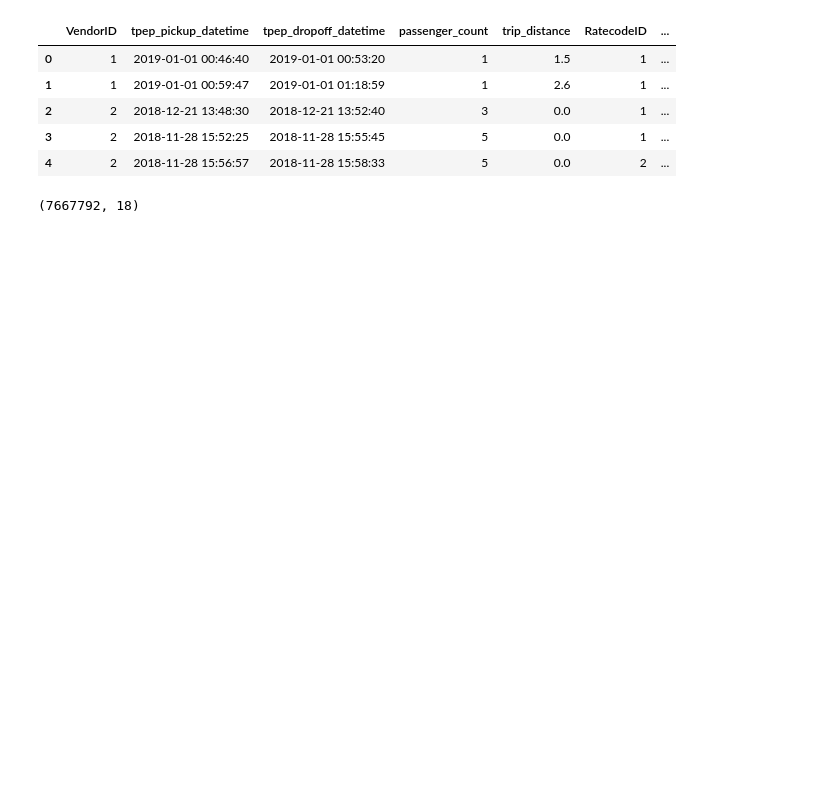
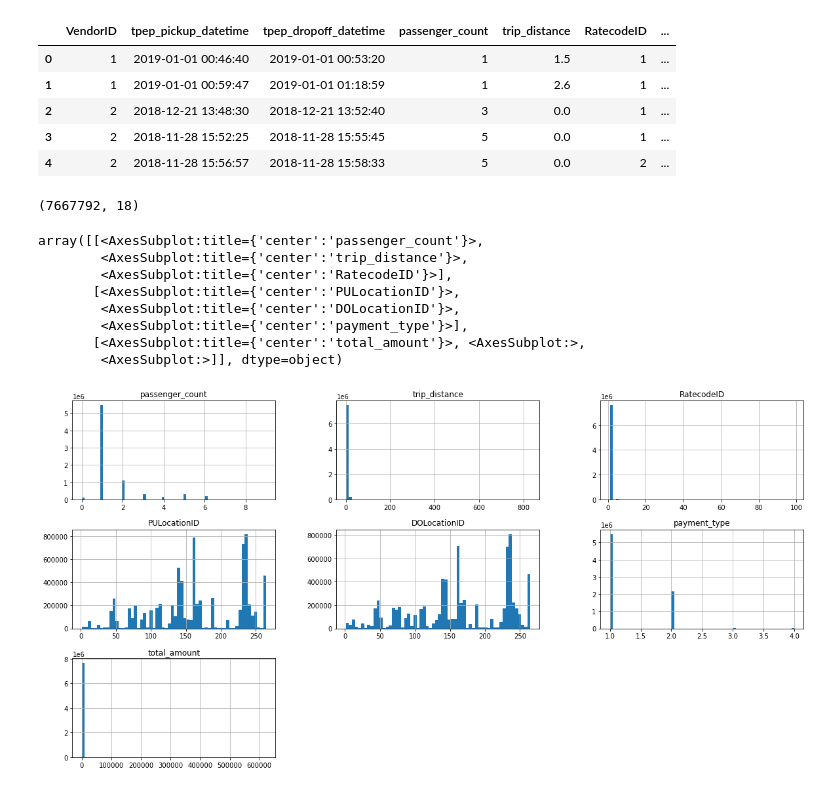
Before and after one commit to yutapon1982-max/New-York-Taxi-Analysis, a Jupyter notebook: Presentable notebook.ipynb, the cells around one changed output. Drawn from its saved outputs; the diff is of its cells as text; code cells hidden in the pictures; blank space fills up the shorter version.

```diff
--- a/Presentable notebook.ipynb
+++ b/Presentable notebook.ipynb
@@ -3,3 +6,4 @@ import pandas as pd
 # %%
-taxi_df = pd.read_csv("data/yellow_tripdata_2019-01.csv")
+taxi_jan_2019 = pd.read_csv("data/yellow_tripdata_2019-01.csv")
+taxi_data = pd.concat([taxi_jan_2019])
 # %%
@@ -16,2 +20,18 @@ taxi_df.shape
 # %% [output]
 (7667792, 18)
+# %%
+taxi_data.isnull().sum()
+columns = ['tpep_pickup_datetime', 'tpep_dropoff_datetime', 'passenger_count', 'trip_distance', 'RatecodeID','PULocationID', 'DOLocationID', 'payment_type', 'total_amount']
+taxi_data = taxi_data[columns]
+# %%
+taxi_data.hist(bins=60, figsize=(20,10))
+# %% [output]
+array([[<AxesSubplot:title={'center':'passenger_count'}>,
+        <AxesSubplot:title={'center':'trip_distance'}>,
+        <AxesSubplot:title={'center':'RatecodeID'}>],
+       [<AxesSubplot:title={'center':'PULocationID'}>,
+        <AxesSubplot:title={'center':'DOLocationID'}>,
+        <AxesSubplot:title={'center':'payment_type'}>],
+       [<AxesSubplot:title={'center':'total_amount'}>, <AxesSubplot:>,
+        <AxesSubplot:>]], dtype=object)
+[figure, added]
```
Also changed, not shown: parts of 32 cells of this notebook, 1 other file.
